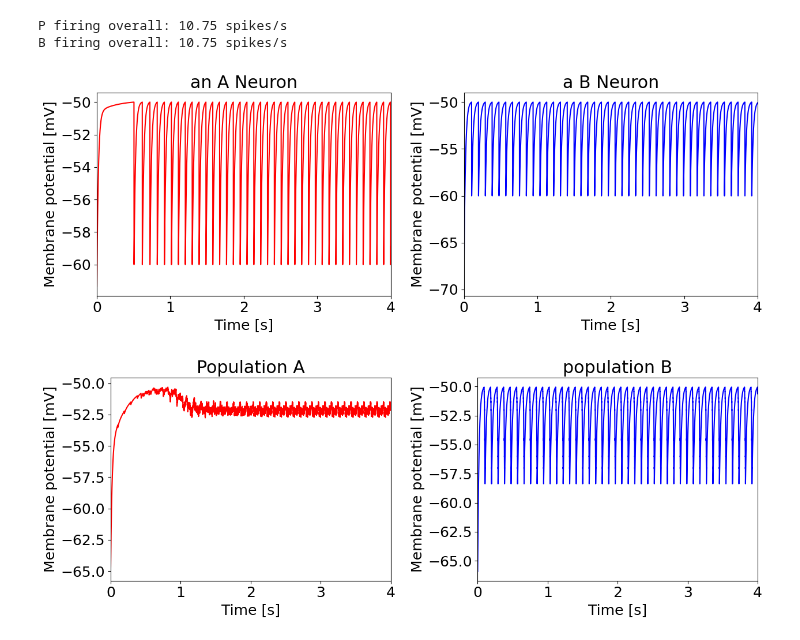
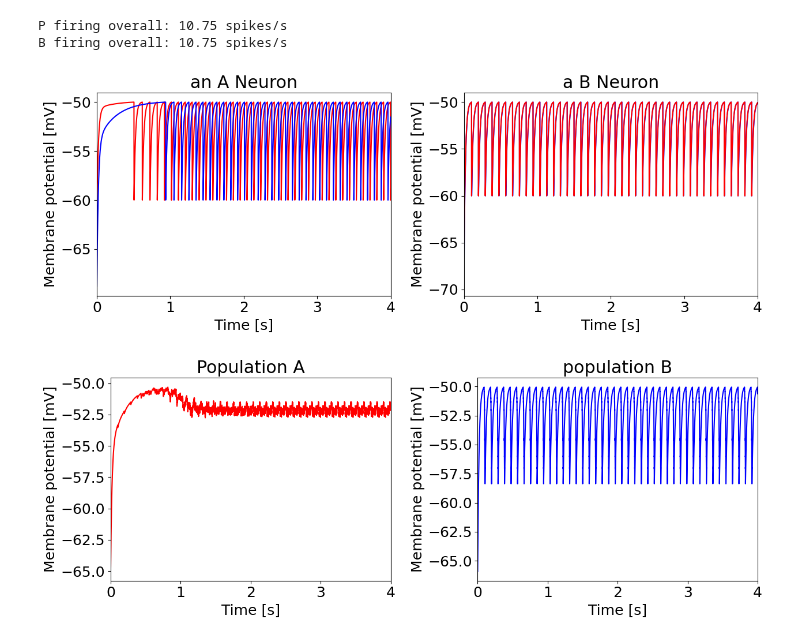
Before and after one commit to SahandSM/SWR, a Jupyter notebook: Main.ipynb, the cells around one changed output. Drawn from its saved outputs; the diff is of its cells as text; code cells hidden in the pictures.

Commit message:
added a second neuron to the graph

```diff
--- a/Main.ipynb
+++ b/Main.ipynb
@@ -55,7 +55,7 @@ Starting simulation at t=2. s for a duration of 4. s
 # %%
 start = 0
 end = int(test_params['sim_time'].get_param())
-x_axis_limit = [2.5,3]
+x_axis_limit = [0,0.1]
 x_axis_limit = [start,end]
 # %%
 fig = figure(figsize=(13,5))
@@ -87,27 +87,29 @@ B firing overall: 10.75 spikes/s
 # %%
 start = 0
 end = 4
 fig = figure(figsize=(13,5))
 plt.rcParams['font.size'] = '18'
 subplot(121)
 plt.plot(built_network['stm_p_mempo'].t,built_network['stm_p_mempo'].v[0]/mV,color='red')
+plt.plot(built_network['stm_p_mempo'].t,built_network['stm_p_mempo'].v[25]/mV,color='blue')
 plt.xlabel('Time [s]')
 plt.ylabel('Membrane potential [mV]')
 plt.title('an A Neuron')
 plt.xlim([start,end])
 plt.xlim(x_axis_limit)
 subplot(122)
 plt.plot(built_network['stm_b_mempo'].t,built_network['stm_b_mempo'].v[0]/mV,color='blue')
+plt.plot(built_network['stm_b_mempo'].t,built_network['stm_b_mempo'].v[25]/mV,color='red')
 plt.rcParams['font.size'] = '18'
 plt.xlabel('Time [s]')
 plt.ylabel('Membrane potential [mV]')
 plt.title('a B Neuron')
 plt.xlim([start,end])
 plt.xlim(x_axis_limit)
 fig.tight_layout()
 plt.show()
 # %% [output]
-[figure, old version]
+[figure, new version]
 # %%
 fig = figure(figsize=(13,5))
 subplot(121)
```
Also changed, not shown: parts of 3 cells of this notebook.
